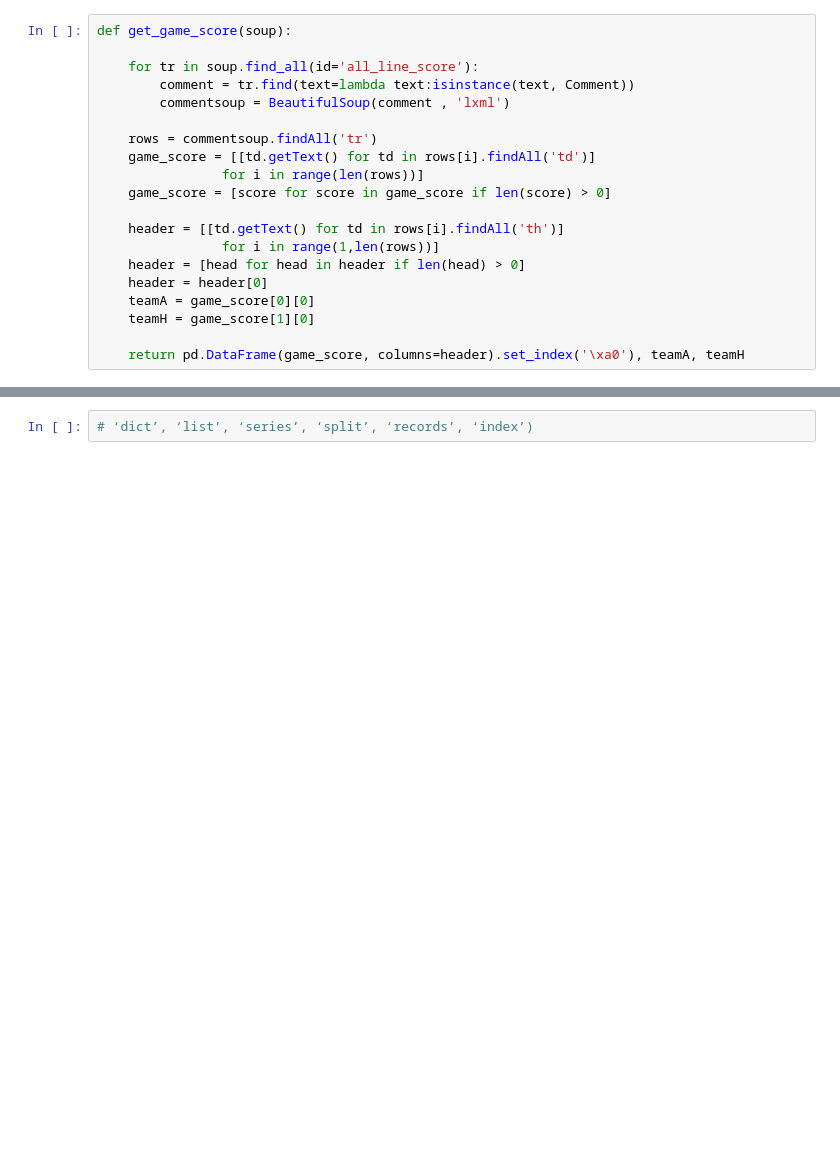
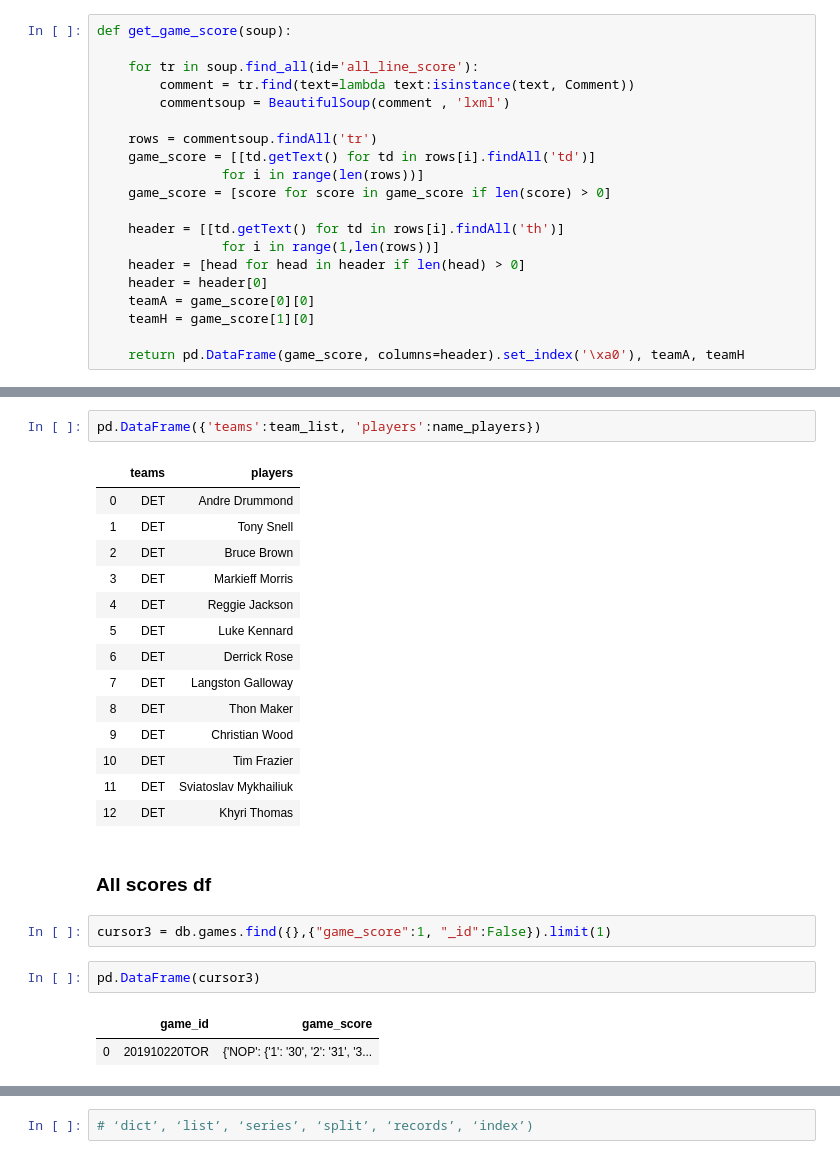
Before and after one commit to ppfreitas/datawarehousing, a Jupyter notebook: BB_Reference_scrape.ipynb, the cells around one changed output, grey strips where cells are left out. Saved outputs shown, nothing was run; the diff lists cells and outputs as text; blank space fills up the shorter version.

```diff
--- a/BB_Reference_scrape.ipynb
+++ b/BB_Reference_scrape.ipynb
@@ -132,0 +220,26 @@ Bismack Biyombo         None  None  None  None
+# %%
+pd.DataFrame({'teams':team_list, 'players':name_players})
+# %% [output]
+|  | teams | players |
+| 0 | DET | Andre Drummond |
+| 1 | DET | Tony Snell |
+| 2 | DET | Bruce Brown |
+| 3 | DET | Markieff Morris |
+| 4 | DET | Reggie Jackson |
+| 5 | DET | Luke Kennard |
+| 6 | DET | Derrick Rose |
+| 7 | DET | Langston Galloway |
+| 8 | DET | Thon Maker |
+| 9 | DET | Christian Wood |
+| 10 | DET | Tim Frazier |
+| 11 | DET | Sviatoslav Mykhailiuk |
+| 12 | DET | Khyri Thomas |
+# %% [markdown]
+### All scores df
+# %%
+cursor3 = db.games.find({},{"game_score":1, "_id":False}).limit(1)
+# %%
+pd.DataFrame(cursor3)
+# %% [output]
+|  | game_id | game_score |
+| 0 | 201910220TOR | {'NOP': {'1': '30', '2': '31', '3... |
```
Also changed, not shown: parts of 35 cells of this notebook, 8 other files.
